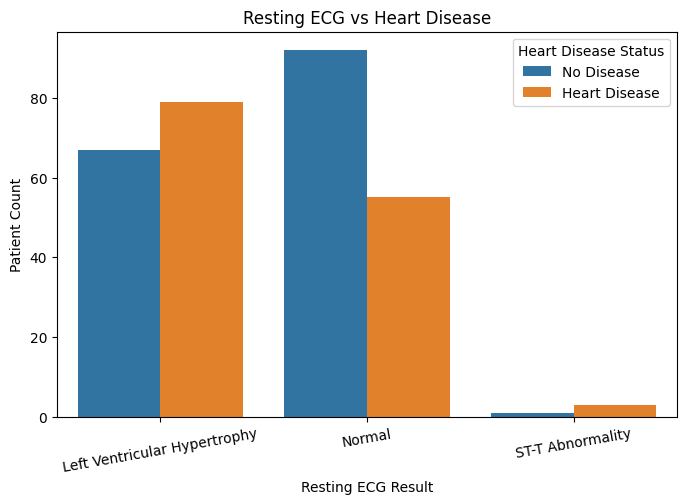
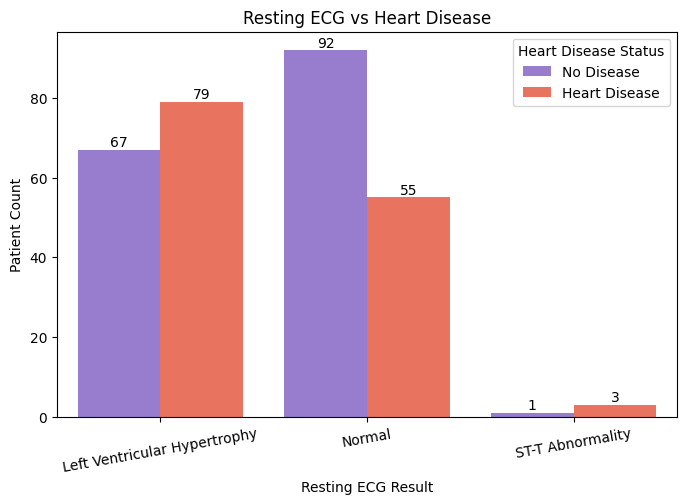
Unified diff of the notebook cell whose output changed from the first chart to the second:
--- before
+++ after
@@ -1,5 +1,5 @@
 plt.figure(figsize=(8,5))
 
-sns.countplot(
+ax = sns.countplot(
     x=df['Resting_ECG'].map({
         0: 'Normal',
@@ -11,11 +11,22 @@
         0: 'No Disease',
         1: 'Heart Disease'
-    })
+    }),
+
+    palette=['mediumpurple', 'tomato']
 )
 
+# Add counts on bars
+for bars in ax.containers:
+    ax.bar_label(bars)
+
 plt.title("Resting ECG vs Heart Disease")
+
 plt.xlabel("Resting ECG Result")
 plt.ylabel("Patient Count")
+
 plt.legend(title="Heart Disease Status")
+
 plt.xticks(rotation=10)
+
 plt.show()
+plt.show()

Commit: add Resting ECG vs Heart Disease in eda notebook